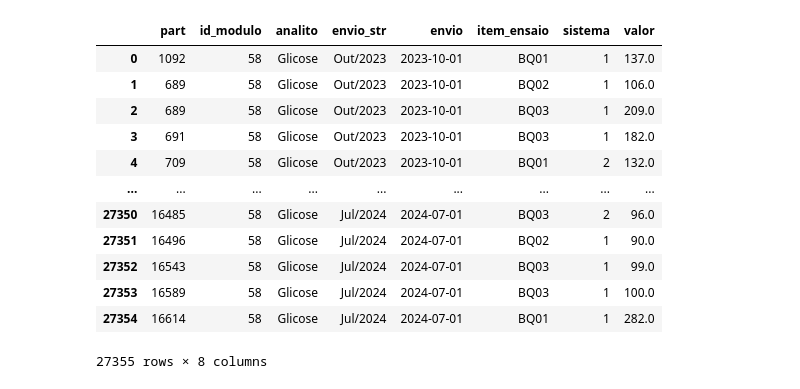
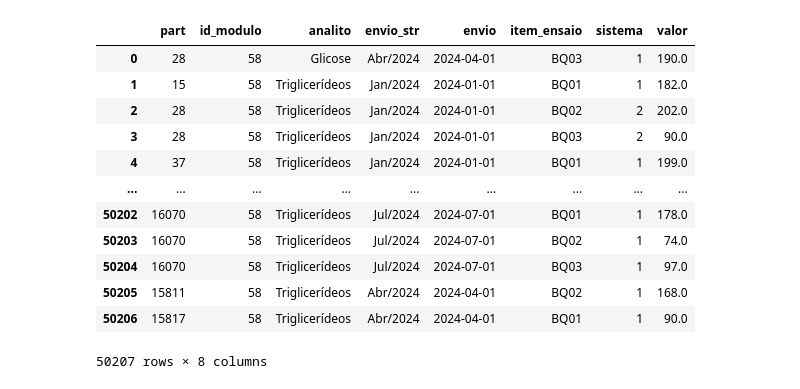
Before and after one commit to BrunoSantos14/Estudo-Colusao, a Jupyter notebook: teste.ipynb, the cells around one changed output. Cells and saved outputs as stored; diff of their text form; code cells hidden in the pictures.

```diff
--- a/teste.ipynb
+++ b/teste.ipynb
@@ -14,20 +0,0 @@ banco = Banco(
-# %%
-with open('querys/dados.sql', 'r') as file:
-    query = file.read()
-
-df = banco.get_table(query, ano=2024, id_modulo=[58], analito=['Glicose'])
-df
-# %% [output]
-|  | part | id_modulo | analito | envio_str | envio | item_ensaio | sistema | valor |
-| 0 | 1092 | 58 | Glicose | Out/2023 | 2023-10-01 | BQ01 | 1 | 137.0 |
-| 1 | 689 | 58 | Glicose | Out/2023 | 2023-10-01 | BQ02 | 1 | 106.0 |
-| 2 | 689 | 58 | Glicose | Out/2023 | 2023-10-01 | BQ03 | 1 | 209.0 |
-| 3 | 691 | 58 | Glicose | Out/2023 | 2023-10-01 | BQ03 | 1 | 182.0 |
-| 4 | 709 | 58 | Glicose | Out/2023 | 2023-10-01 | BQ01 | 2 | 132.0 |
-| ... | ... | ... | ... | ... | ... | ... | ... | ... |
-| 27350 | 16485 | 58 | Glicose | Jul/2024 | 2024-07-01 | BQ03 | 2 | 96.0 |
-| 27351 | 16496 | 58 | Glicose | Jul/2024 | 2024-07-01 | BQ02 | 1 | 90.0 |
-| 27352 | 16543 | 58 | Glicose | Jul/2024 | 2024-07-01 | BQ03 | 1 | 99.0 |
-| 27353 | 16589 | 58 | Glicose | Jul/2024 | 2024-07-01 | BQ03 | 1 | 100.0 |
-| 27354 | 16614 | 58 | Glicose | Jul/2024 | 2024-07-01 | BQ01 | 1 | 282.0 |
-27355 rows × 8 columns
@@ -34,3 +8,20 @@ df
+# %%
+df = data.get_data(ano = 2024, id_modulo = [58], analito = ['Glicose', 'Triglicerídeos'])
+df
+# %% [output]
+|  | part | id_modulo | analito | envio_str | envio | item_ensaio | sistema | valor |
+| 0 | 28 | 58 | Glicose | Abr/2024 | 2024-04-01 | BQ03 | 1 | 190.0 |
+| 1 | 15 | 58 | Triglicerídeos | Jan/2024 | 2024-01-01 | BQ01 | 1 | 182.0 |
+| 2 | 28 | 58 | Triglicerídeos | Jan/2024 | 2024-01-01 | BQ02 | 2 | 202.0 |
+| 3 | 28 | 58 | Triglicerídeos | Jan/2024 | 2024-01-01 | BQ03 | 2 | 90.0 |
+| 4 | 37 | 58 | Triglicerídeos | Jan/2024 | 2024-01-01 | BQ01 | 1 | 199.0 |
+| ... | ... | ... | ... | ... | ... | ... | ... | ... |
+| 50202 | 16070 | 58 | Triglicerídeos | Jul/2024 | 2024-07-01 | BQ01 | 1 | 178.0 |
+| 50203 | 16070 | 58 | Triglicerídeos | Jul/2024 | 2024-07-01 | BQ02 | 1 | 74.0 |
+| 50204 | 16070 | 58 | Triglicerídeos | Jul/2024 | 2024-07-01 | BQ03 | 1 | 97.0 |
+| 50205 | 15811 | 58 | Triglicerídeos | Abr/2024 | 2024-04-01 | BQ02 | 1 | 168.0 |
+| 50206 | 15817 | 58 | Triglicerídeos | Abr/2024 | 2024-04-01 | BQ01 | 1 | 90.0 |
+50207 rows × 8 columns
 # %%
 from utils import PreProcessamento
 
```
Also changed, not shown: parts of 7 cells of this notebook, 5 other files.
